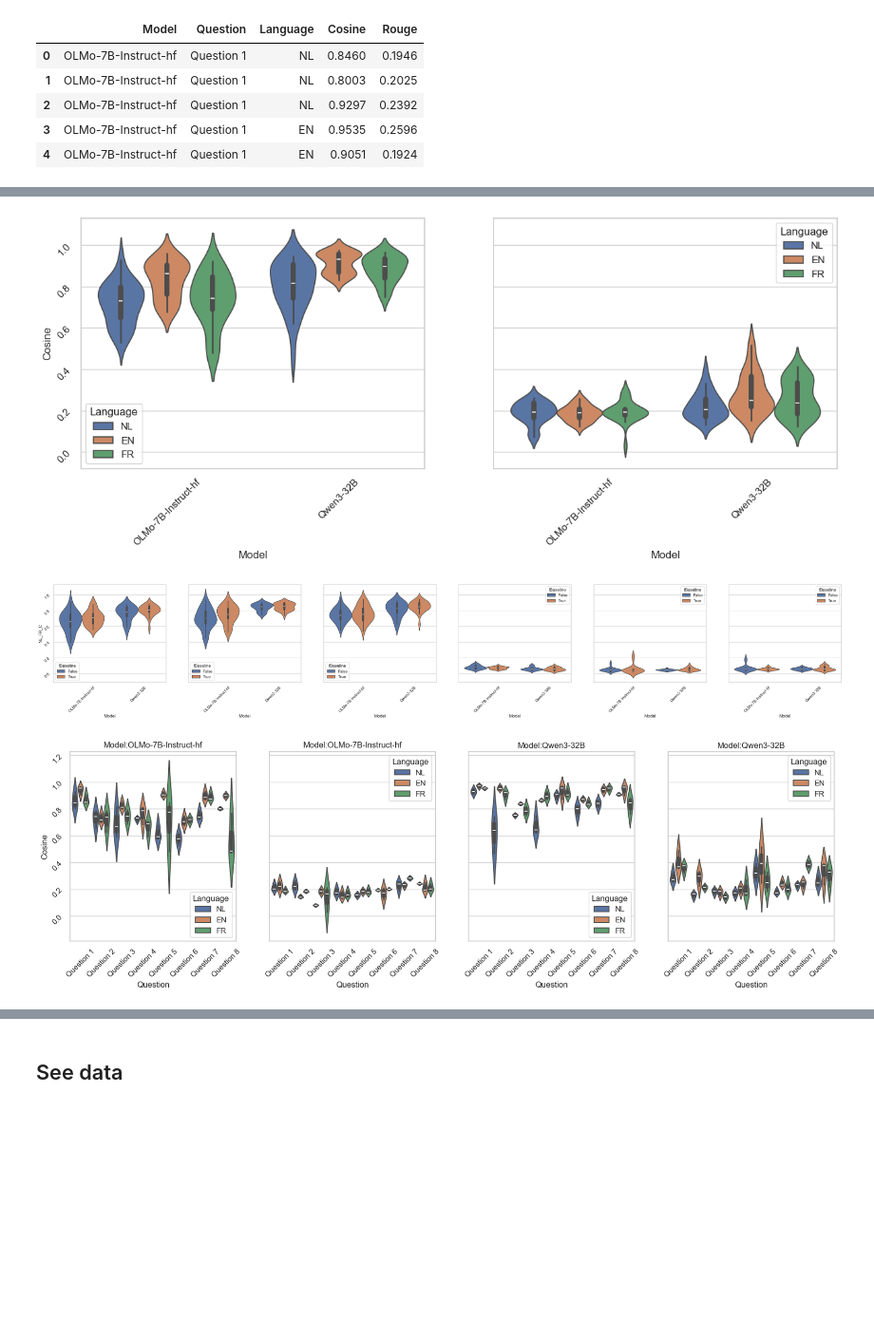
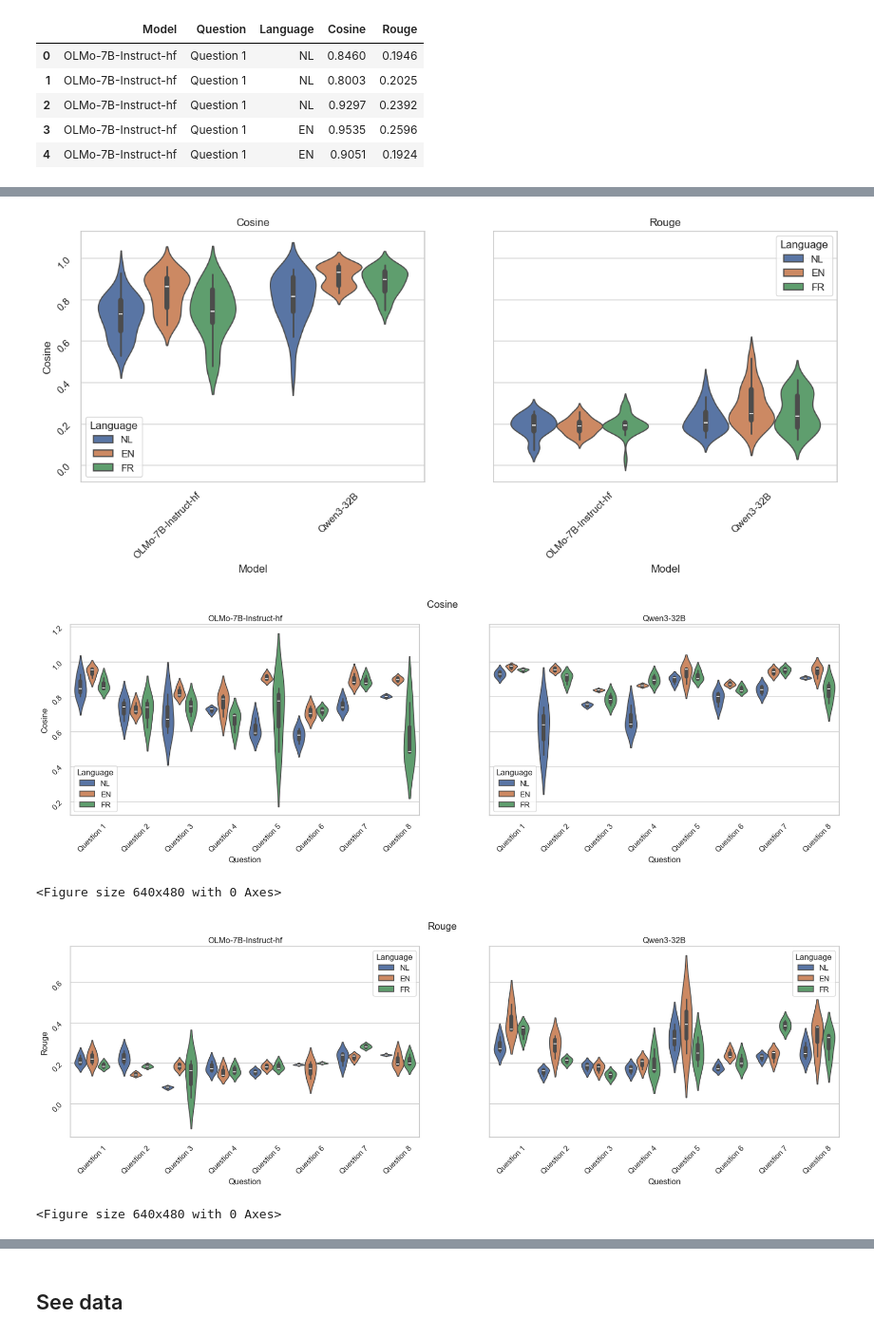
Before and after one commit to imruhi/perspectiveRAG, a Jupyter notebook: RAG/viz_metrics.ipynb, the cells around one changed output, grey strips where cells are left out. Shown at 95% size. Cells and saved outputs as stored; diff of their text form; code cells hidden in the pictures; blank space fills up the shorter version.

```diff
--- a/RAG/viz_metrics.ipynb
+++ b/RAG/viz_metrics.ipynb
@@ -30,8 +103,10 @@ seaborn.set(style = 'whitegrid')
 ys = ["Cosine", "Rouge"]
 fig, axs = plt.subplots(ncols=len(ys), figsize=(15,5), sharey=True)
 
+# not between questions, each violin plot has 24 data points
 for i in range(len(ys)):
     axs[i].tick_params(labelrotation=45)
+    axs[i].title.set_text(ys[i])
     seaborn.violinplot(x="Model",
                        y=ys[i],
                        hue="Language",
@@ -39,40 +114,29 @@ for i in range(len(ys)):
                        density_norm='count',
                        ax=axs[i])
 # %% [output]
-[figure, old version]
+[figure, new version]
-# %%
-seaborn.set(style = 'whitegrid')
-ys = [x for x in lang_compare.columns if '_' in x or "baseline" in x]
-fig, axs = plt.subplots(ncols=len(ys), figsize=(40,5), sharey=True)
-
-for i in range(len(ys)):
-    axs[i].tick_params(labelrotation=45)
-
-
-    seaborn.violinplot(x ="Model",
-                       y =ys[i],
-                       hue="fBaseline",
-                       data = lang_compare,
-                       density_norm='count',
-                       ax=axs[i])
-# %% [output]
-[figure, removed]
 # %%
 seaborn.set(style = 'whitegrid')
 ys = ["Cosine", "Rouge"]
-fig, axs = plt.subplots(ncols=len(ys)+len(baseline_compare["Model"].unique()), figsize=(20,5),  sharey=True)
-i = 0
 
-for model in baseline_compare["Model"].unique():
-    for y in ys:
-        axs[i].title.set_text(f"Model:{model}")
+# between questions, each violin plot only has 3 data points
+for y in ys:
+    fig, axs = plt.subplots(ncols=len(baseline_compare["Model"].unique()), figsize=(20,5),  sharey=True)
+    fig.suptitle(y)
+    i = 0
+    for model in baseline_compare["Model"].unique():
+        axs[i].title.set_text(model)
         axs[i].tick_params(labelrotation=45)
         seaborn.violinplot(x ="Question",
-                           y =y,
+                           y=y,
                            hue="Language",
                            data = baseline_compare[baseline_compare["Model"]==model],
                            density_norm='count',
                            ax=axs[i])
         i+=1
+    plt.figure()
 # %% [output]
-[figure, old version]
+[figure, new version]
+<Figure size 640x480 with 0 Axes>
+[figure, added]
+<Figure size 640x480 with 0 Axes>
```
Also changed, not shown: parts of 10 cells of this notebook, 1 other file.
